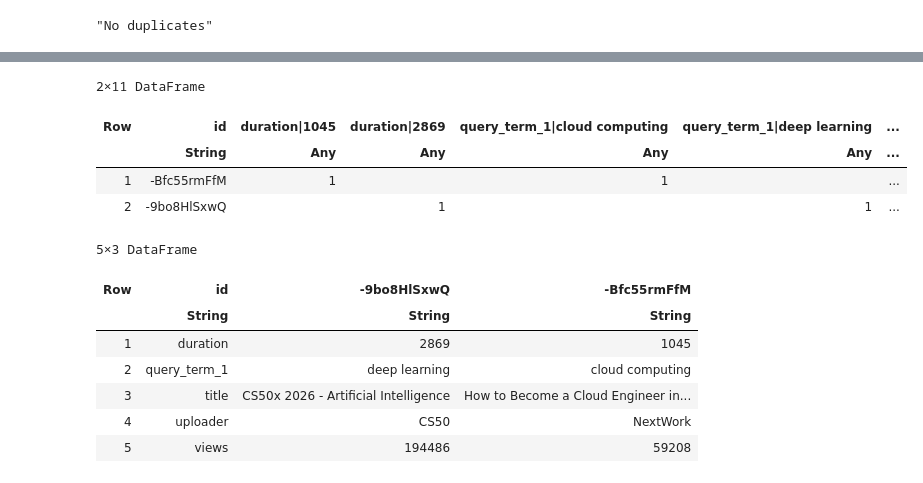
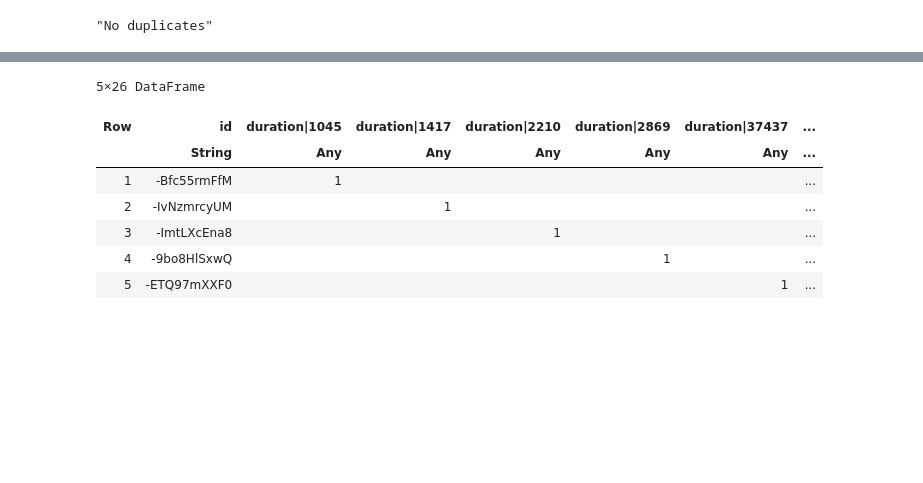
Before and after one commit to semirings/InsightCircle, a Jupyter notebook: InsightCircle.ipynb, the cells around one changed output, grey strips where cells are left out. Cells and saved outputs as stored; diff of their text form; code cells hidden in the pictures; blank space fills up the shorter version.

```diff
--- a/InsightCircle.ipynb
+++ b/InsightCircle.ipynb
@@ -115,23 +116,26 @@ DataFrame(
 # %%
 using DataFrames
 
-aa1 = queryYtMetadata("-9bo8HlSxwQ, -Bfc55rmFfM, :")
-aa2 = val2col(aa1, "|")
+aa1 = queryYtMetadata("-9bo8HlSxwQ..-IvNzmrcyUM, :")
+aa2 = val2col(aa1,"|")
 rows, cols, vals = find(aa2)
 lookup   = Dict(zip(zip(rows, cols), vals))
 all_ids  = unique(rows)
 all_cols = unique(cols)
 
 DataFrame(
     "id" => all_ids,
     [c => [get(lookup, (id, c), "") for id in all_ids] for c in all_cols]...
 )
 # %% [output]
-2×11 DataFrame
+5×26 DataFrame
-| Row | id | duration|1045 | duration|2869 | query_term_1|cloud computing | query_term_1|deep learning | ... |
-|  | String | Any | Any | Any | Any | ... |
-| 1 | -Bfc55rmFfM | 1 |  | 1 |  | ... |
-| 2 | -9bo8HlSxwQ |  | 1 |  | 1 | ... |
+| Row | id | duration|1045 | duration|1417 | duration|2210 | duration|2869 | duration|37437 | ... |
+|  | String | Any | Any | Any | Any | Any | ... |
+| 1 | -Bfc55rmFfM | 1 |  |  |  |  | ... |
+| 2 | -IvNzmrcyUM |  | 1 |  |  |  | ... |
+| 3 | -ImtLXcEna8 |  |  | 1 |  |  | ... |
+| 4 | -9bo8HlSxwQ |  |  |  | 1 |  | ... |
+| 5 | -ETQ97mXXF0 |  |  |  |  | 1 | ... |
 # %%
 
 rows, cols, vals = find(aa1')
@@ -143,15 +147,6 @@ DataFrame(
     "id" => all_ids,
     [c => [get(lookup, (id, c), "") for id in all_ids] for c in all_cols]...
 )
-# %% [output]
-5×3 DataFrame
-| Row | id | -9bo8HlSxwQ | -Bfc55rmFfM |
-|  | String | String | String |
-| 1 | duration | 2869 | 1045 |
-| 2 | query_term_1 | deep learning | cloud computing |
-| 3 | title | CS50x 2026 - Artificial Intelligence | How to Become a Cloud Engineer in... |
-| 4 | uploader | CS50 | NextWork |
-| 5 | views | 194486 | 59208 |
 # %%
 ee = aa1' * aa1
 
```
Also changed, not shown: parts of 4 cells of this notebook, 6 other files.
